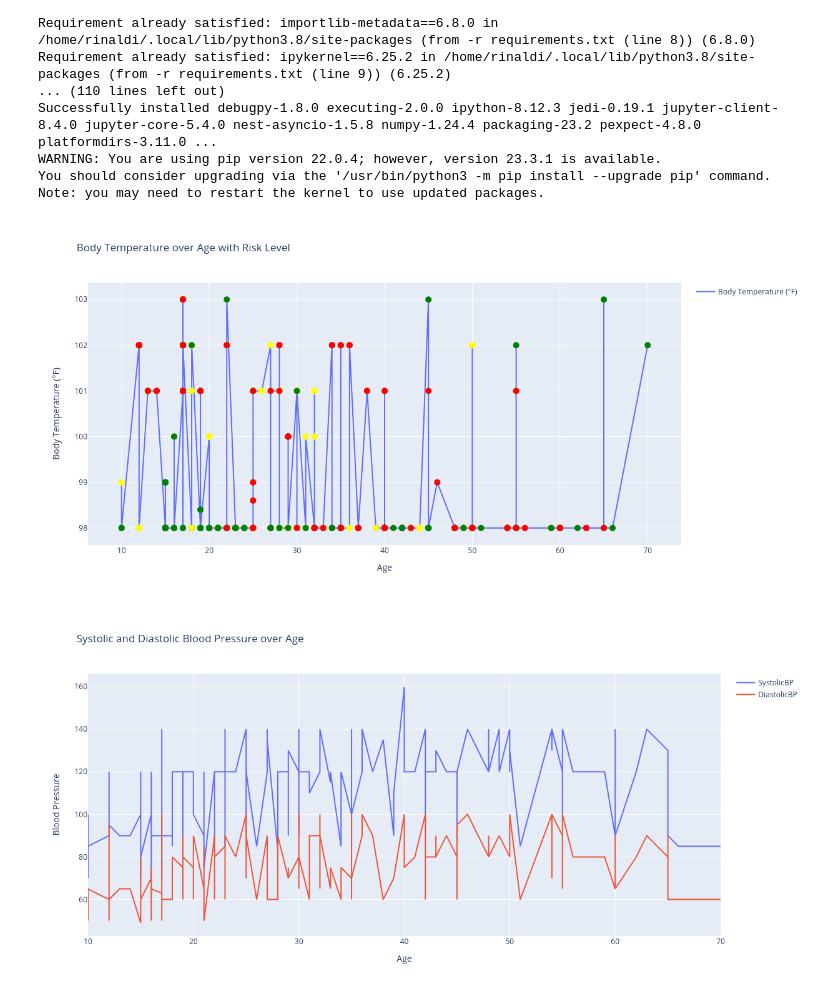
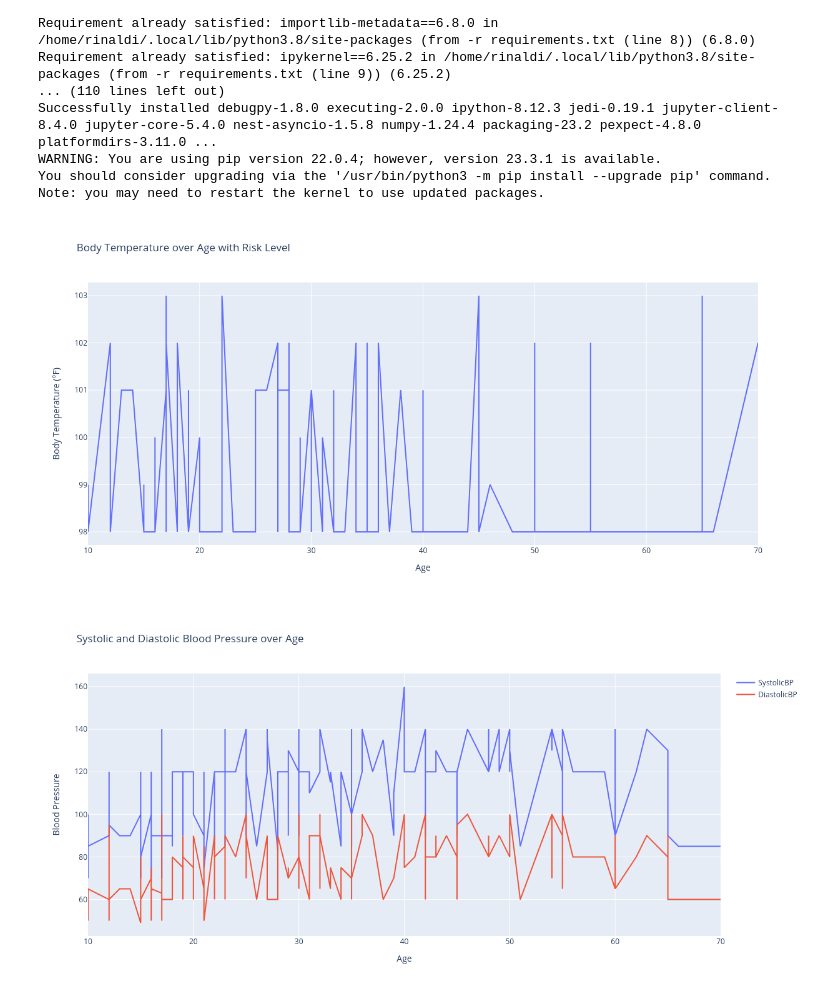
Before and after one commit to wikukarno/jupyter-kesehatan, a Jupyter notebook: grafik_kesehatan.ipynb, the cells around one changed output. Cells and saved outputs as stored; diff of their text form; code cells hidden in the pictures.

Commit message:
Hapus flag utk body temperature

```diff
--- a/grafik_kesehatan.ipynb
+++ b/grafik_kesehatan.ipynb
@@ -34,53 +34,34 @@ data = data.sort_values(by='Age')
 # Mengambil kolom 'Age' (umur) dari DataFrame dan menyimpannya dalam variabel 'x'
 x = data['Age']
 
 # Mengambil kolom 'BodyTemp(fahrenheit)' (suhu tubuh dalam Fahrenheit) dari DataFrame dan menyimpannya dalam variabel 'y'
 y = data['BodyTemp(fahrenheit)']
 
 # Mengambil kolom 'RiskLevel' (tingkat risiko) dari DataFrame dan menyimpannya dalam variabel 'risk_levels'
 risk_levels = data['RiskLevel']
 
 # Mendefinisikan peta warna untuk tingkat risiko
 color_mapping = {'low risk': 'green', 'mid risk': 'yellow', 'high risk': 'red'}
 
 # Membuat objek grafik kosong menggunakan Plotly's Figure
 fig = go.Figure()
 
 # Menambahkan trace berupa garis pada grafik dengan data 'x' (umur) dan 'y' (suhu tubuh) serta memberi nama 'Body Temperature (°F)'
 fig.add_trace(go.Scatter(x=x, y=y, mode='lines', name='Body Temperature (°F)'))
 
-# Loop untuk setiap titik data dalam DataFrame
-for i in range(len(x)):
-    # Mengambil tingkat risiko
-    risk_level = risk_levels[i]
-
-    # Menentukan warna marker berdasarkan tingkat risiko dengan default menjadi 'gray' jika tidak ada di dalam peta warna
-    marker_color = color_mapping.get(risk_level, 'gray')
-
-    # Menambahkan trace berupa marker dengan warna dan teks hover yang sesuai
-    fig.add_trace(go.Scatter(
-        x=[x[i]],
-        y=[y[i]],
-        mode='markers',
-        marker=dict(color=marker_color, size=10),
-        name='',
-        showlegend=False,
-        hovertext=f"Age: {x[i]}, Temperature: {y[i]}°F, Risk Level: {risk_level}"
-    ))
-
 # Mengatur layout grafik, termasuk judul, label sumbu, lebar, dan tinggi
 fig.update_layout(
     title='Body Temperature over Age with Risk Level',
     xaxis_title='Age',
     yaxis_title='Body Temperature (°F)',
     width=1200,
     height=600
 )
 
 # Menampilkan grafik yang telah dibuat
 fig.show()
 # %% [output]
-[figure, old version]
+[figure, new version]
 # %%
 # Mengimpor pustaka Pandas dan memberi alias pd
 import pandas as pd
```
